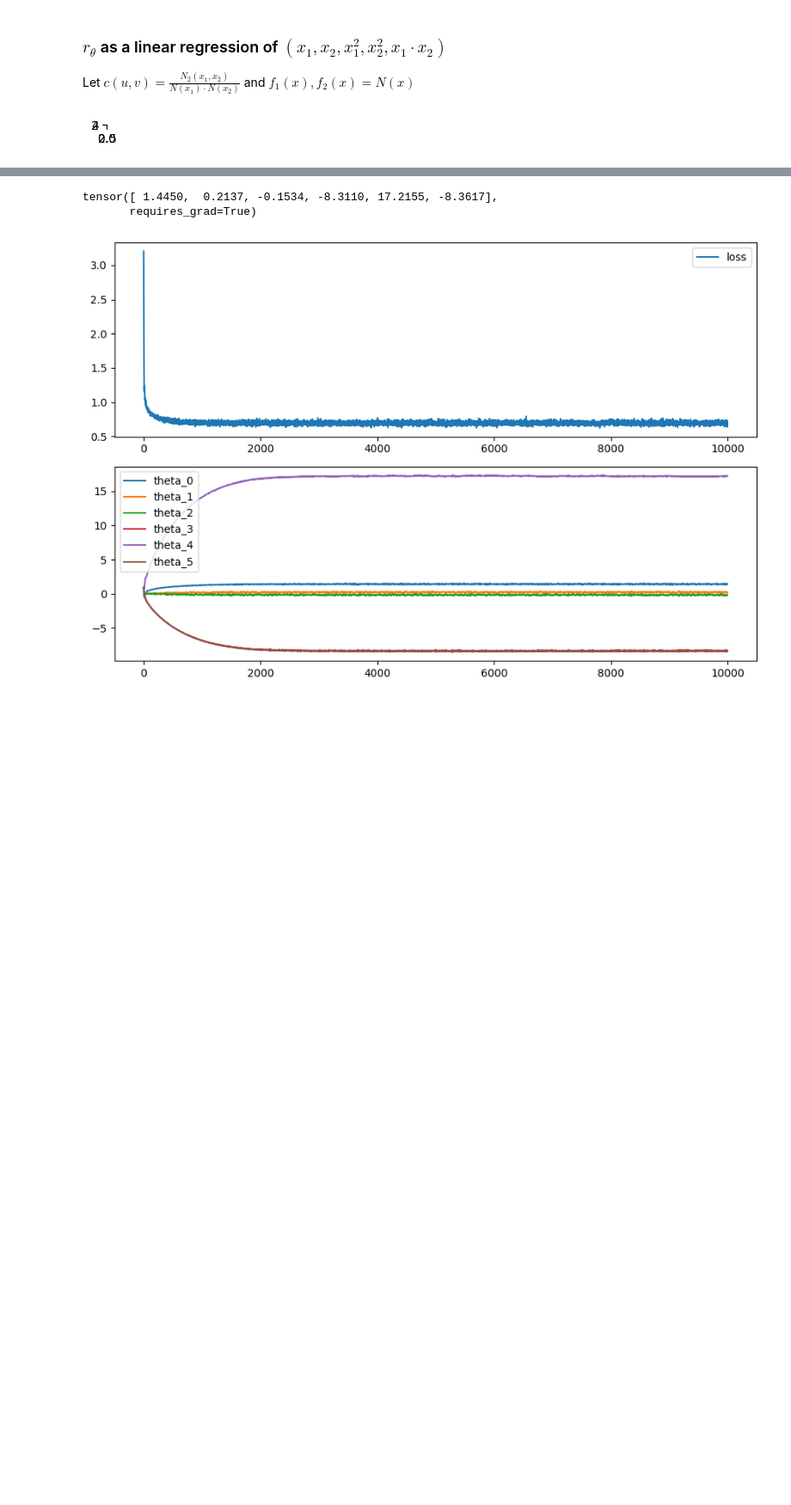
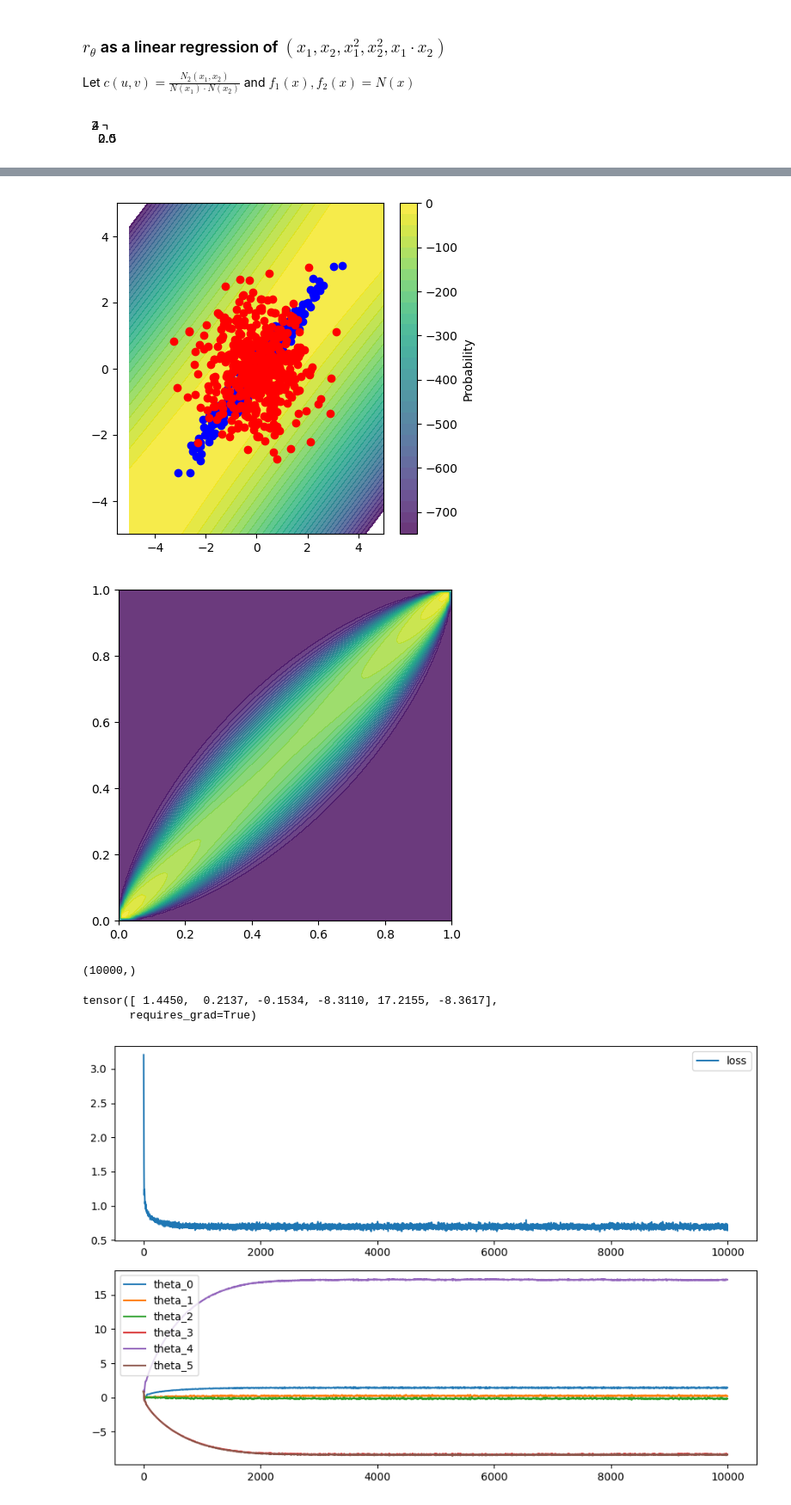
Before and after one commit to Huk-David/Ratio-Copula, a Jupyter notebook: Copula by Ratio Estimation/first_test.ipynb, the cells around one changed output, grey strips where cells are left out. Shown at 86% size. Cells and saved outputs as stored; diff of their text form; code cells hidden in the pictures; blank space fills up the shorter version.

Commit message:
qda vs gaussian copula

```diff
--- a/Copula by Ratio Estimation/first_test.ipynb
+++ b/Copula by Ratio Estimation/first_test.ipynb
@@ -101,3 +101,63 @@ plt.show()
+# %%
+# QDA to classify data_p and data_q with sklearn
+from sklearn.discriminant_analysis import QuadraticDiscriminantAnalysis
+from sklearn.model_selection import train_test_split
+from sklearn.metrics import accuracy_score
+
+X = torch.cat([data_p, data_q], dim=0).numpy()
+y = np.concatenate([np.zeros(N), np.ones(N)])
+
+X_train, X_test, y_train, y_test = train_test_split(X, y, test_size=0.5, random_state=42)
+
+qda = QuadraticDiscriminantAnalysis()
+qda.fit(X_train, y_train)
+y_pred = qda.predict_proba(X_test)[:,0]
+#plot the decision boundary
+h = .05 # step size in the mesh
+xline = torch.linspace(-5, 5, 100)
+yline = torch.linspace(-5, 5, 100)
+xx, yy = np.meshgrid(xline,yline )
+
+#plot
+Z = qda.predict_log_proba(np.c_[xx.ravel(), yy.ravel()])[:,0]
+Z = Z.reshape(xx.shape)
+fig, ax = plt.subplots(1, 1, figsize=(5, 5))
+
+contour = ax.contourf(xx, yy, Z, alpha=0.8, levels=30)
+fig.colorbar(contour, ax=ax, label='Probability')
+ax.scatter(X_test[y_test == 0, 0], X_test[y_test == 0, 1], color='blue', label='data_p')
+ax.scatter(X_test[y_test == 1, 0], X_test[y_test == 1, 1], color='red', label='data_q')
+ax.set_xlim([-5.5, 5])
+ax.set_ylim([-5, 5])
+#add a colorbar
+
+#now plot on 0-1 copula spoace through norm.cdf
+#start with 0-1 data mehsgrid then mad it through inv cdf
+xline = torch.linspace(0.0000001, 0.9999999, 100)
+yline = torch.linspace(0.0000001, 0.9999999, 100)
+xgrid, ygrid = torch.meshgrid(xline, yline)
+uvinput = torch.cat([inverse_std_normal(xgrid.reshape(-1, 1)), inverse_std_normal(ygrid.reshape(-1, 1))], dim=1)
+
+#now compute qda on this data
+X = uvinput.numpy()
+Z = qda.predict_proba(X)[:,0]
+Z = Z.reshape(xgrid.shape)
+
+#plot on 0-1 copula space
+fig, ax = plt.subplots(1, 1, figsize=(5, 5))
+# have more levels to make the plot more clear
+
+ax.contourf(xgrid.numpy(), ygrid.numpy(), Z, alpha=0.8, levels=30)
+ax.set_xlim([0, 1])
+ax.set_ylim([0, 1])
+plt.show()
+# %% [output]
+[figure, added]
+[figure, added]
+# %%
+qda.predict_proba(X)[:,0].shape
+# %% [output]
+(10000,)
 # %%
 from sklearn.preprocessing import PolynomialFeatures
 
```
Also changed, not shown: parts of 1 cell of this notebook.
